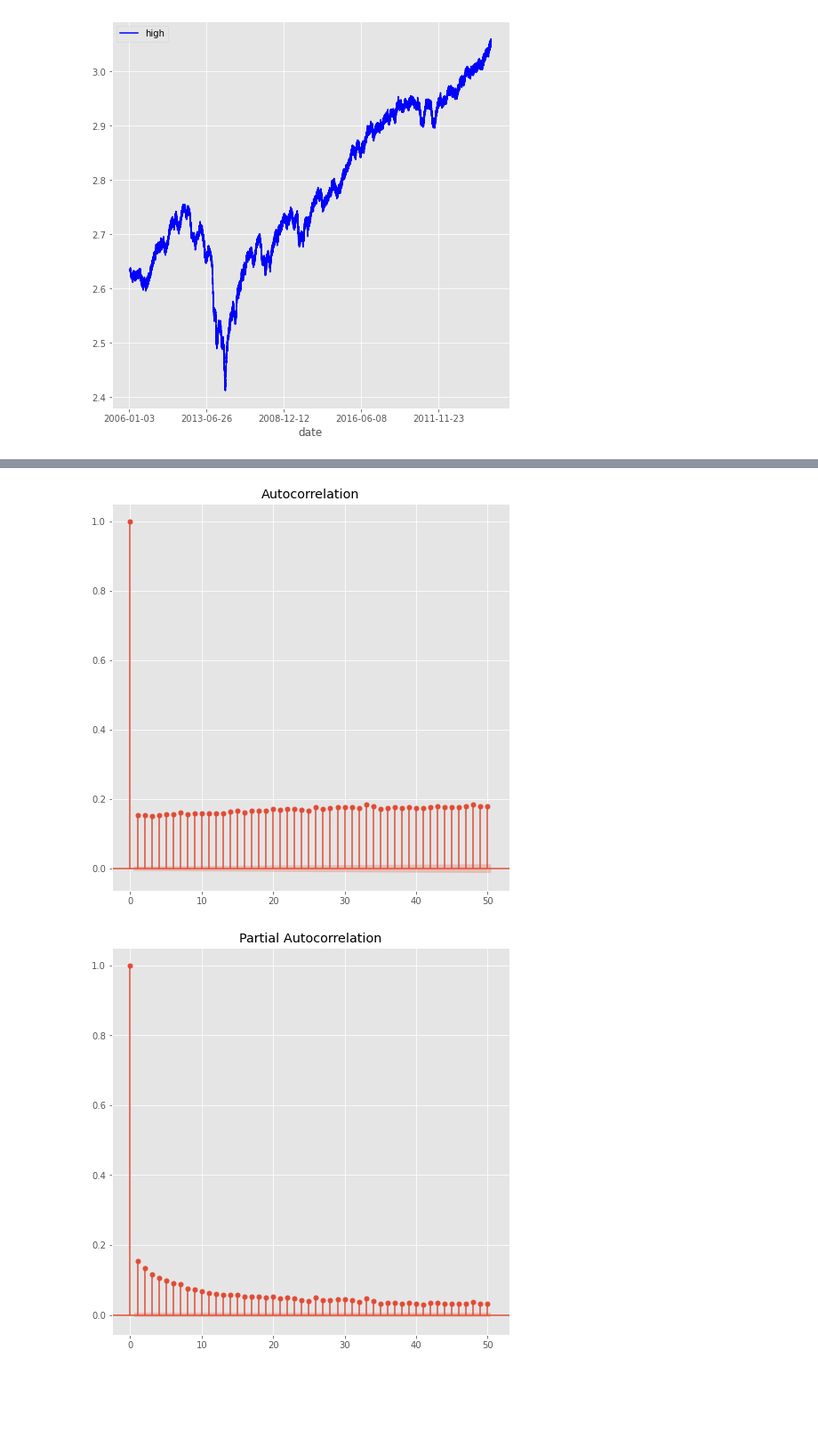
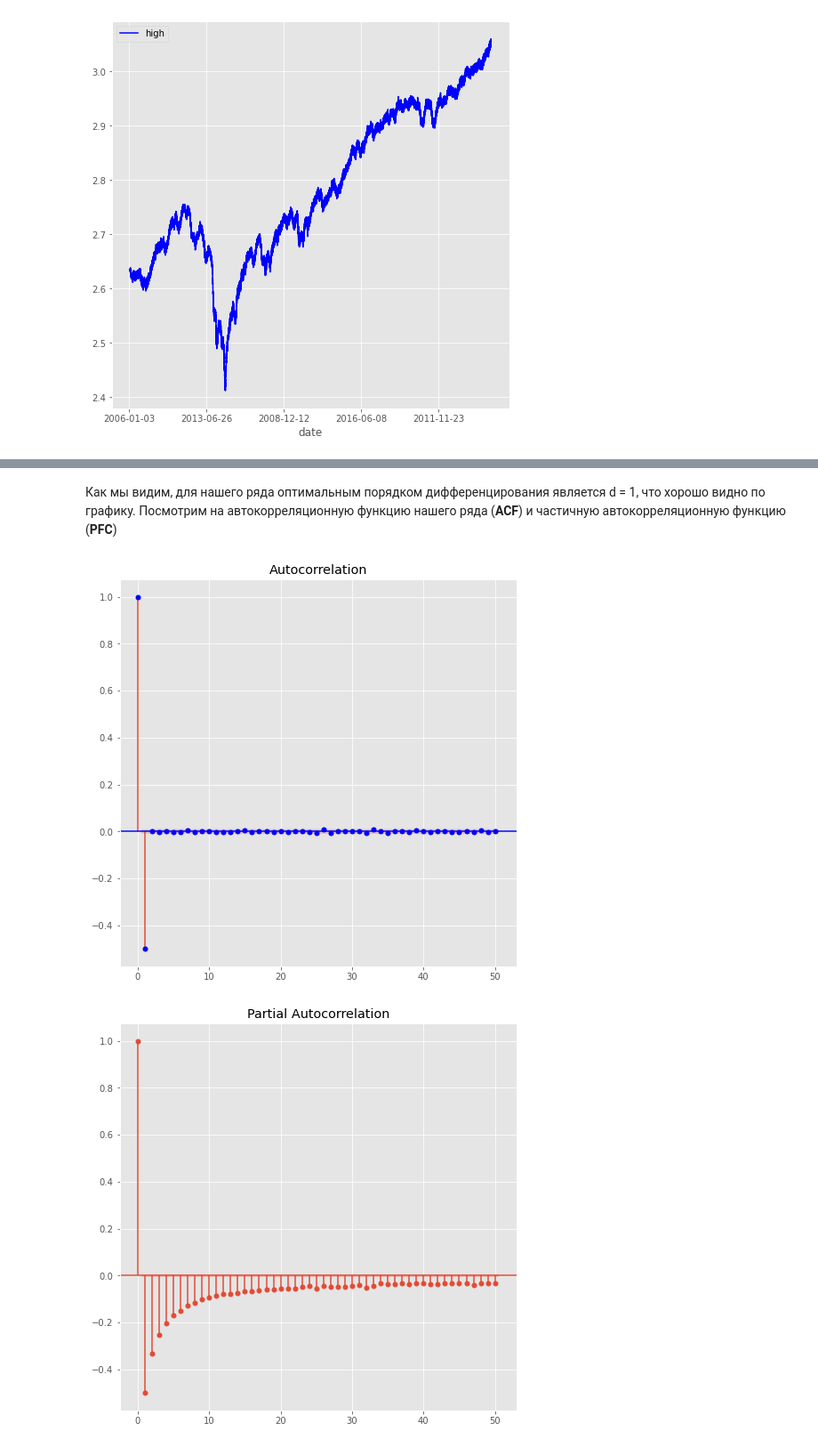
Before and after one commit to LuxAeterna311/DS-researches, a Jupyter notebook: Stocks analysis.ipynb, the cells around one changed output, grey strips where cells are left out. Shown: that part at 89% size. Cells and saved outputs as stored; diff of their text form; code cells hidden in the pictures; blank space fills up the shorter version.

```diff
--- a/Stocks analysis.ipynb
+++ b/Stocks analysis.ipynb
@@ -18,7 +18,7 @@ plt.rcParams["figure.figsize"] = (8, 8)
 # %% [markdown]
 В папке с нашими данными присутствуют акции отдельных компаний, но нас интересует датасет со всеми компаниями, поэтому загрузим именно его
 # %%
-df = pd.read_csv(r"C:\Users\Sergei\Desktop\datasets\all_stocks_2006-01-01_to_2018-01-01.csv")
+df = pd.read_csv(r"all_stocks_2006-01-01_to_2018-01-01.csv")
 df.head()
 # %% [output]
 |  | Date | Open | High | Low | Close | Volume | Name |
@@ -436,10 +460,12 @@ lambda_const
+# %% [markdown]
+Как мы видим, для нашего ряда оптимальным порядком дифференцирования является d = 1, что хорошо видно по графику. Посмотрим на автокорреляционную функцию нашего ряда (**ACF**) и частичную автокорреляционную функцию (**PFC**)
 # %%
-acf = sm.graphics.tsa.plot_acf(transformed_high.values)
-pacf = sm.graphics.tsa.plot_pacf(transformed_high.values)
+acf = sm.graphics.tsa.plot_acf(transformed_high[1:].values.squeeze(), color = 'blue', lags=50, alpha = 0.01)
+pacf = sm.graphics.tsa.plot_pacf(transformed_high[1:].values.squeeze())
 
 acf.show()
 pacf.show()
 # %% [output]
-[figure, old version]
+[figure, new version]
-[figure, old version]
+[figure, new version]
 # %% [markdown]
```
Also changed, not shown: parts of 22 cells of this notebook.
